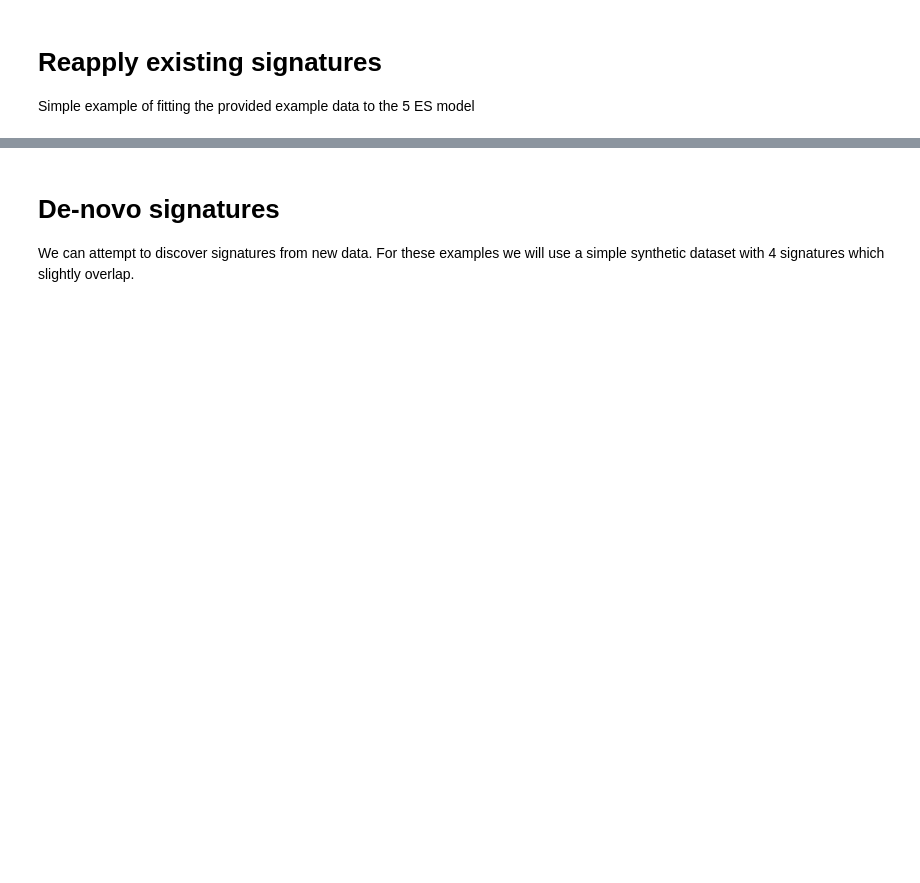
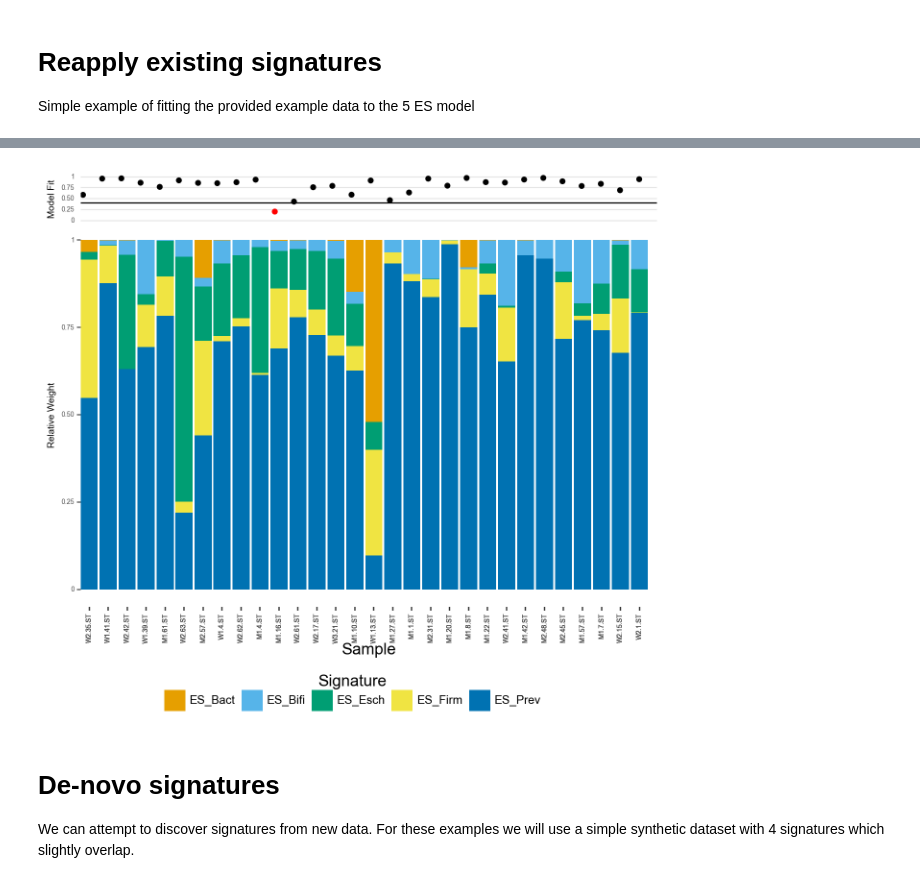
Before and after one commit to apduncan/cvanmf, a Jupyter notebook: docs/example.ipynb, the cells around one changed output, grey strips where cells are left out. Saved outputs shown, nothing was run; the diff lists cells and outputs as text; code cells hidden in the pictures; blank space fills up the shorter version.

```diff
--- a/docs/example.ipynb
+++ b/docs/example.ipynb
@@ -51,3 +53,7 @@ rel_results.h.head()
+# %%
+result.plot_relative_weight()
+# %% [output]
+[figure, added]
 # %% [markdown]
 # De-novo signatures
 
```
Also changed, not shown: parts of 22 cells of this notebook, 2 other files.
